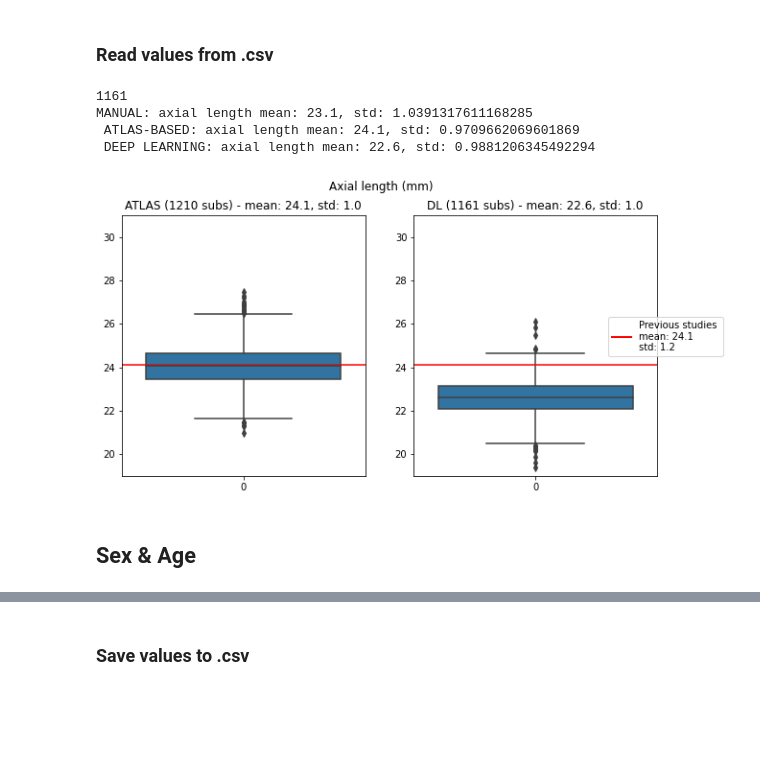
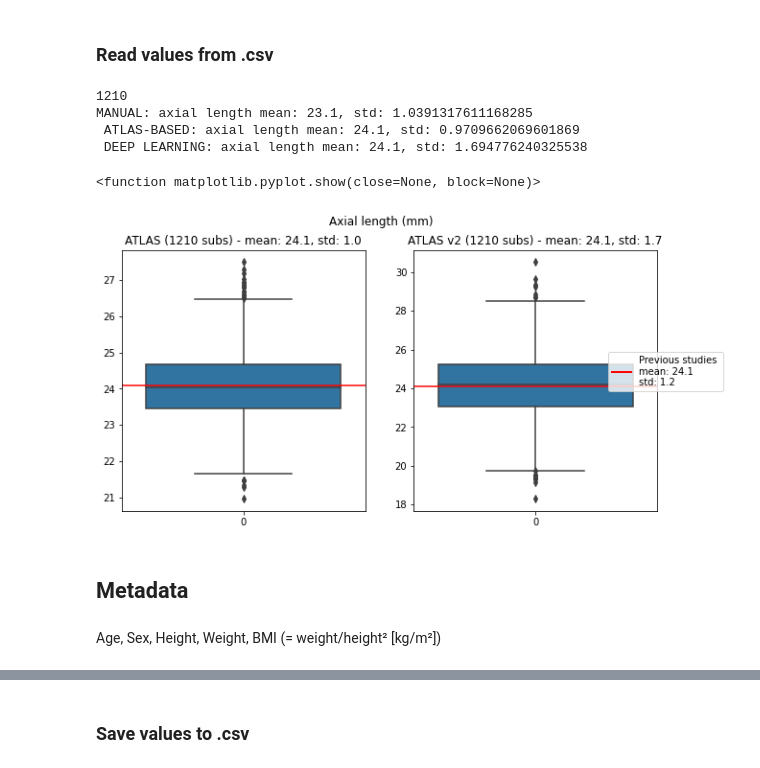
Before and after one commit to jaimebarran/a-eye_segmentation, a Jupyter notebook: deep_learning/3D_multilabel/extract_biometrics.ipynb, the cells around one changed output, grey strips where cells are left out. Cells and saved outputs as stored; diff of their text form; code cells hidden in the pictures; blank space fills up the shorter version.

Commit message:
axial length and metadata (height, weight, BMI)

```diff
--- a/deep_learning/3D_multilabel/extract_biometrics.ipynb
+++ b/deep_learning/3D_multilabel/extract_biometrics.ipynb
@@ -819,7 +835,8 @@ ref_axl_std = 1.2 # mm
 
 csv_manual = '/mnt/sda1/Repos/a-eye/a-eye_preprocessing/ANTs/axial_length_manual.csv'
 csv_reg = '/mnt/sda1/Repos/a-eye/Data/SHIP_dataset/axial_length_reg.csv'
-csv_dl = '/mnt/sda1/Repos/a-eye/a-eye_segmentation/deep_learning/3D_multilabel/experiment_0/axial_length_dl_outliers.csv'
+# csv_dl = '/mnt/sda1/Repos/a-eye/a-eye_segmentation/deep_learning/3D_multilabel/experiment_0/axial_length_dl_outliers.csv'
+csv_dl = '/mnt/sda1/Repos/a-eye/Data/SHIP_dataset/axial_length_reg_v2_5.csv'
 
 df_axial_manual = pd.read_csv(csv_manual)
 df_axial_reg = pd.read_csv(csv_reg)
@@ -839,7 +856,7 @@ DEEP LEARNING: axial length mean: {np.around(np.mean(axl_dl), 1)}, std: {np.std(
 k = 1 # Figure size to preserve ratio 16:9
 fig, ax = plt.subplots(1, 2, figsize=(10, 5))
 fig.suptitle('Axial length (mm)')
-fix_axis = True
+fix_axis = False
 x_axis = [-2, 2]
 y_axis = [19,31]
 
@@ -850,40 +867,43 @@ fig.legend(handles=legend_elements, loc='center right')
 # # Manual
 # ax[0].set_title(f'MANUAL (35 subs) - mean: {np.around(np.mean(axl_manual), decimals=1)}, std: {np.around(np.std(axl_manual), decimals=1)}')
 # graph_lens = sns.boxplot(axl_manual, ax=ax[0])
 # # graph_lens = sns.swarmplot(axl_manual, ax=ax[0])
 # graph_lens.axhline(ref_axl_mean, color='red')
 # # ax[0].set_xticklabels()
 # if fix_axis:
 #     # ax[0].set_xlim(x_axis)
 #     ax[0].set_ylim(y_axis)
 
 # ATLAS-based reg
 ax[0].set_title(f'ATLAS ({axl_reg.shape[1]} subs) - mean: {np.around(np.mean(axl_reg), decimals=1)}, std: {np.around(np.std(axl_reg), decimals=1)}')
 graph_lens = sns.boxplot(axl_reg, ax=ax[0])
 graph_lens.axhline(ref_axl_mean, color='red')
 if fix_axis:
     # ax[1].set_xlim(x_axis)
     ax[0].set_ylim(y_axis)
 
 # Deep learning
-ax[1].set_title(f'DL ({len(axl_dl)} subs) - mean: {np.around(np.mean(axl_dl), decimals=1)}, std: {np.around(np.std(axl_dl), decimals=1)}')
+ax[1].set_title(f'ATLAS v2 ({len(axl_dl)} subs) - mean: {np.around(np.mean(axl_dl), decimals=1)}, std: {np.around(np.std(axl_dl), decimals=1)}')
 graph_lens = sns.boxplot(axl_dl, ax=ax[1])
 graph_lens.axhline(ref_axl_mean, color='red')
 if fix_axis:
     # ax[2].set_xlim(x_axis)
     ax[1].set_ylim(y_axis)
 
 plt.show
 
-plt.savefig('/mnt/sda1/Repos/a-eye/Output/boxplots_axial_length.png')
+# plt.savefig('/mnt/sda1/Repos/a-eye/Output/boxplots_axial_length_v2_2.png')
 # %% [output]
-1161
+1210
 MANUAL: axial length mean: 23.1, std: 1.0391317611168285
  ATLAS-BASED: axial length mean: 24.1, std: 0.9709662069601869
- DEEP LEARNING: axial length mean: 22.6, std: 0.9881206345492294
+ DEEP LEARNING: axial length mean: 24.1, std: 1.694776240325538
+<function matplotlib.pyplot.show(close=None, block=None)>
-[figure, old version]
+[figure, new version]
-# %% [markdown]
-## Sex & Age
+# %% [markdown]
+## Metadata
+# %% [markdown]
+Age, Sex, Height, Weight, BMI (= weight/height² [kg/m²])
 # %%
 import SimpleITK as sitk
 import sys, os, glob
```
Also changed, not shown: parts of 10 cells of this notebook.
